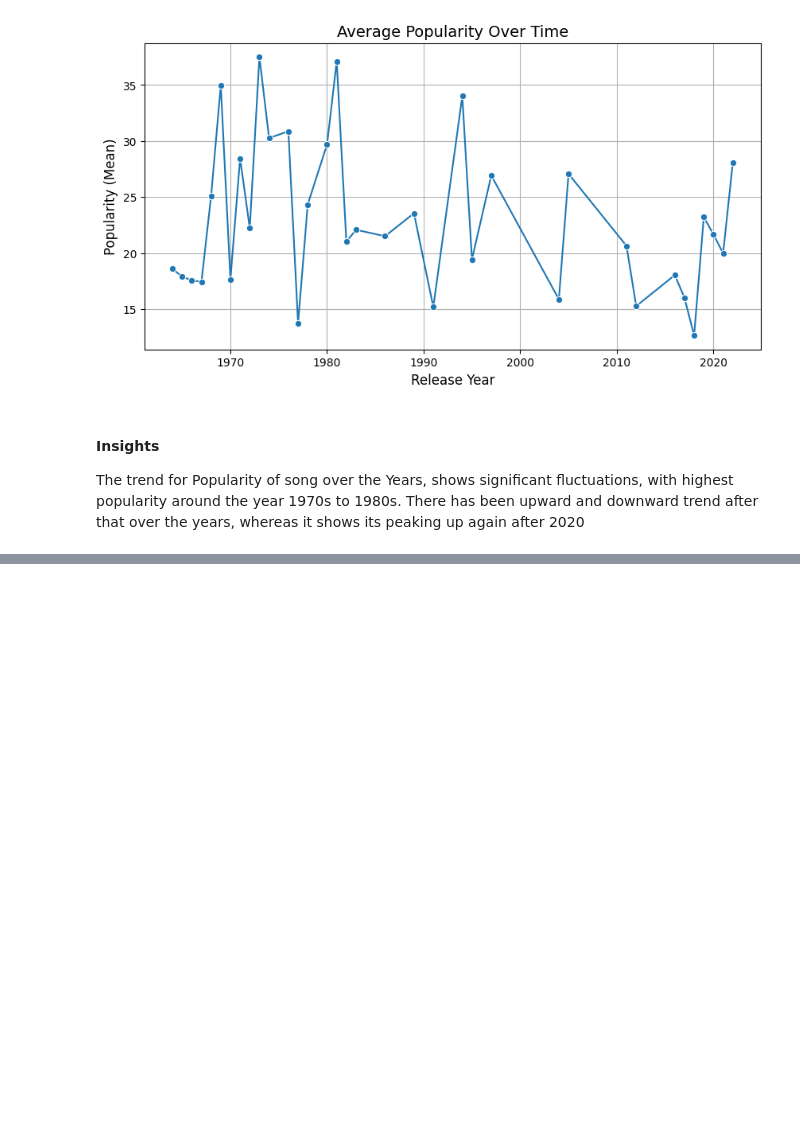
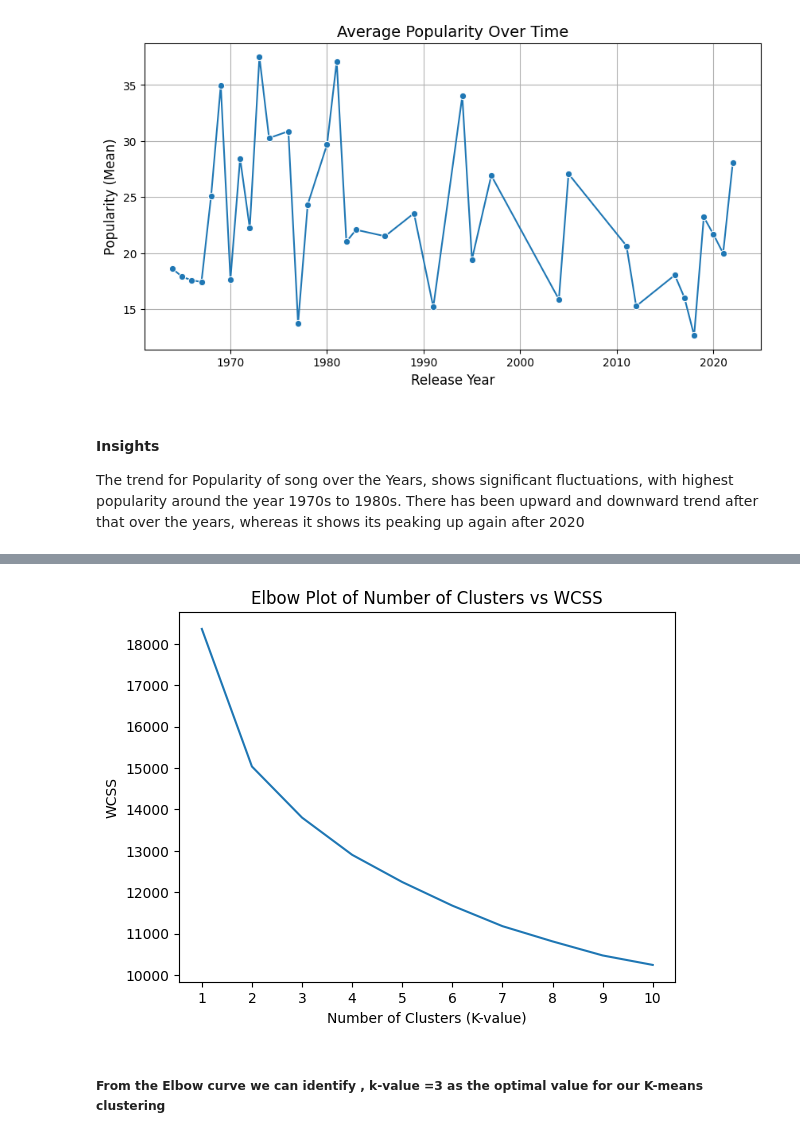
Before and after one commit to lalraviranjan/iitg_genAiMl, a Jupyter notebook: Machine-Learning-Project/Creating-Cohorts-of-Songs/Cohorts-of-songs-unsupervised-learning-implementation.ipynb, the cells around one changed output, grey strips where cells are left out. Cells and saved outputs as stored; diff of their text form; code cells hidden in the pictures; blank space fills up the shorter version.

Commit message:
k-means clustering cohort of songs

```diff
--- a/Machine-Learning-Project/Creating-Cohorts-of-Songs/Cohorts-of-songs-unsupervised-learning-implementation.ipynb
+++ b/Machine-Learning-Project/Creating-Cohorts-of-Songs/Cohorts-of-songs-unsupervised-learning-implementation.ipynb
@@ -438,0 +519,5 @@ The trend for Popularity of song over the Years, shows significant fluctuations,
+# %%
+pca = PCA(n_components=13)
+data_pca = pca.fit_transform(scaled_data)
+# the dataset reduced to 13 principal components
+data_pca.shape
@@ -438,0 +533,10 @@ The trend for Popularity of song over the Years, shows significant fluctuations,
+# %%
+# Elbow method to select optimal K-value
+wcss = []
+max_range = 11
+for k in range(1, max_range):
+    kmeans = KMeans(n_clusters=k, init='k-means++', random_state=42, max_iter=300, n_init=10)
+    kmeans.fit(data_pca)
+    wcss.append(kmeans.inertia_)
+wcss
+# so you get your wcss value and initialy it will be high and at certain point it decreases and becomes stagnant forming Elbow Method
@@ -438,0 +554,11 @@ The trend for Popularity of song over the Years, shows significant fluctuations,
+# %%
+plt.plot(range(1, max_range), wcss)
+plt.xticks(range(1,max_range))
+plt.title("Elbow Plot of Number of Clusters vs WCSS")
+plt.xlabel("Number of Clusters (K-value)")
+plt.ylabel("WCSS")
+plt.show()
+# %% [output]
+[figure, added]
+# %% [markdown]
+##### From the Elbow curve we can identify , k-value =3 as the optimal value for our K-means clustering
```
Also changed, not shown: parts of 38 cells of this notebook.
